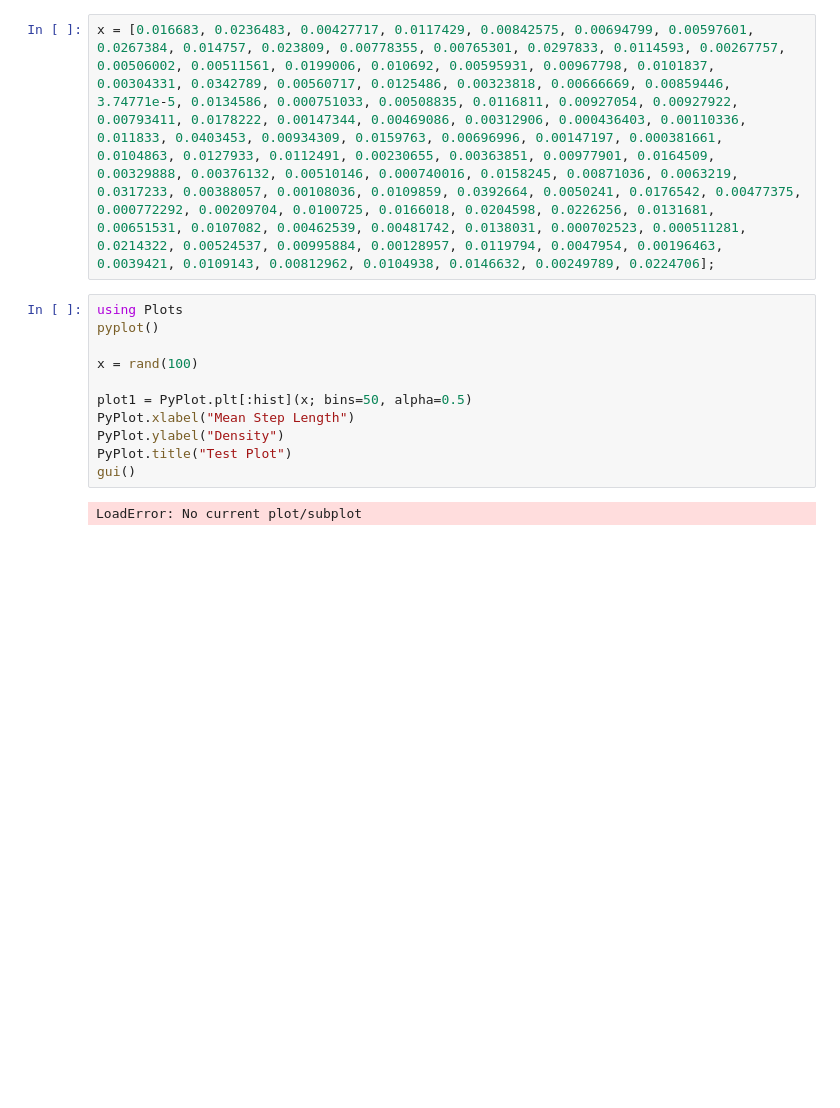
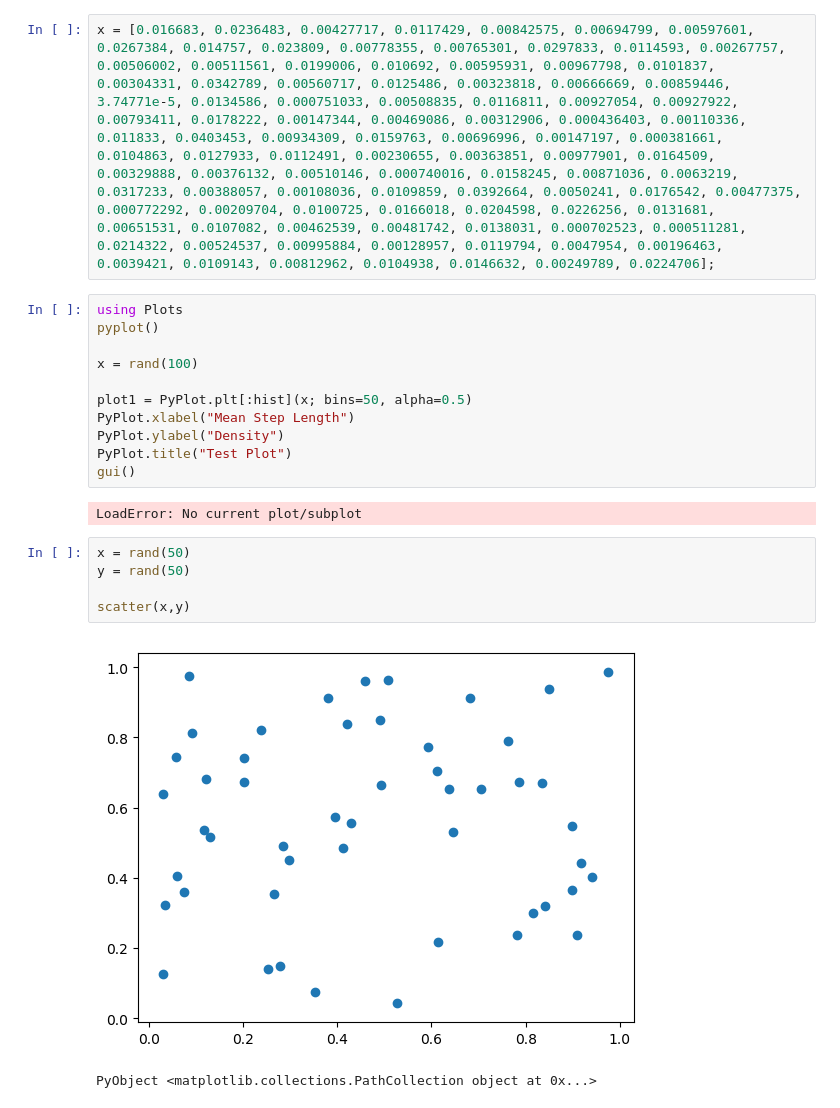
Before and after one commit to sallyseal/random_walks, a Jupyter notebook: plotting.ipynb, the cells around one changed output. Cells and saved outputs as stored; diff of their text form; blank space fills up the shorter version.

```diff
--- a/plotting.ipynb
+++ b/plotting.ipynb
@@ -222,3 +226,11 @@ PyPlot.title("Test Plot")
 gui()
 # %% [output]
 LoadError: No current plot/subplot
+# %%
+x = rand(50)
+y = rand(50)
+
+scatter(x,y)
+# %% [output]
+[figure, added]
+PyObject <matplotlib.collections.PathCollection object at 0x...>
```
Also changed, not shown: parts of 1 cell of this notebook, 12 other files.
